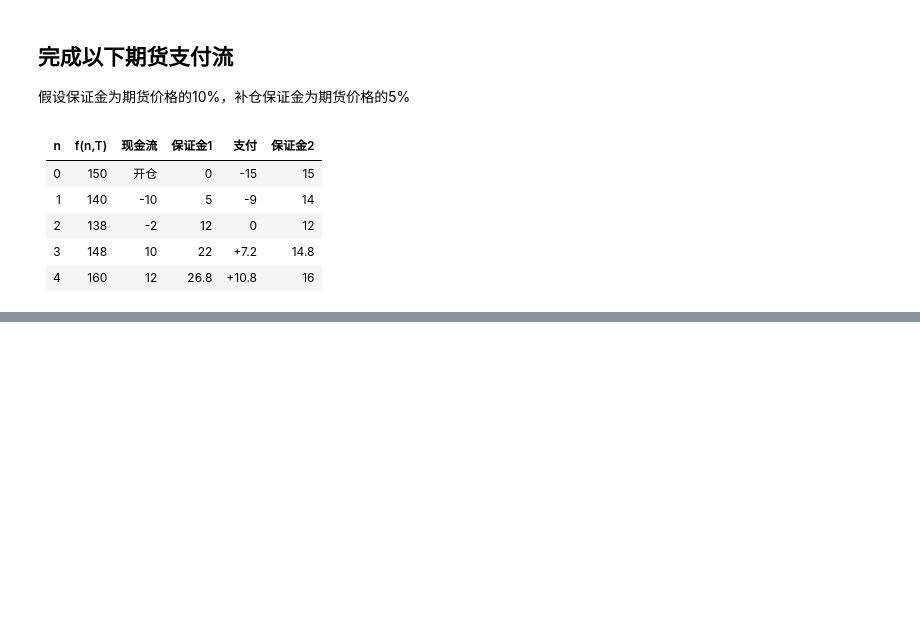
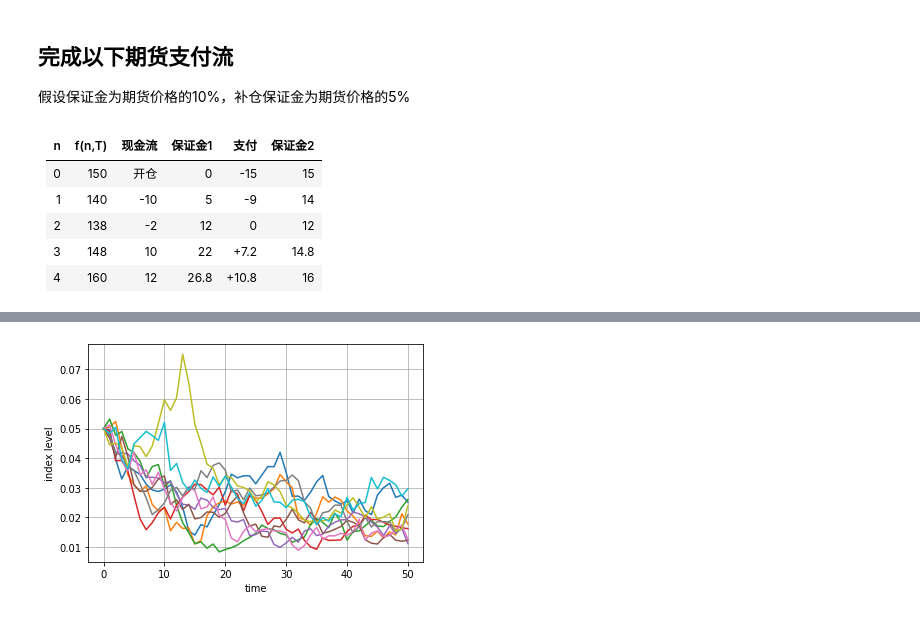
Before and after one commit to mayi140611/mayiexamples, a Jupyter notebook: 0finance/Python金融投资分析实践（第12期）.ipynb, the cells around one changed output, grey strips where cells are left out. Cells and saved outputs as stored; diff of their text form; code cells hidden in the pictures; blank space fills up the shorter version.

```diff
--- a/0finance/Python金融投资分析实践（第12期）.ipynb
+++ b/0finance/Python金融投资分析实践（第12期）.ipynb
@@ -1203,0 +1275,8 @@ plt.colorbar(ticks=mpl.dates.DayLocator(interval=250),
+# %%
+plt.plot(x1[:, :10], lw=1.5)
+plt.xlabel('time')
+plt.ylabel('index level')
+plt.grid(True)
+plt.show()
+# %% [output]
+[figure, added]
```
Also changed, not shown: parts of 7 cells of this notebook, 7 other files.
